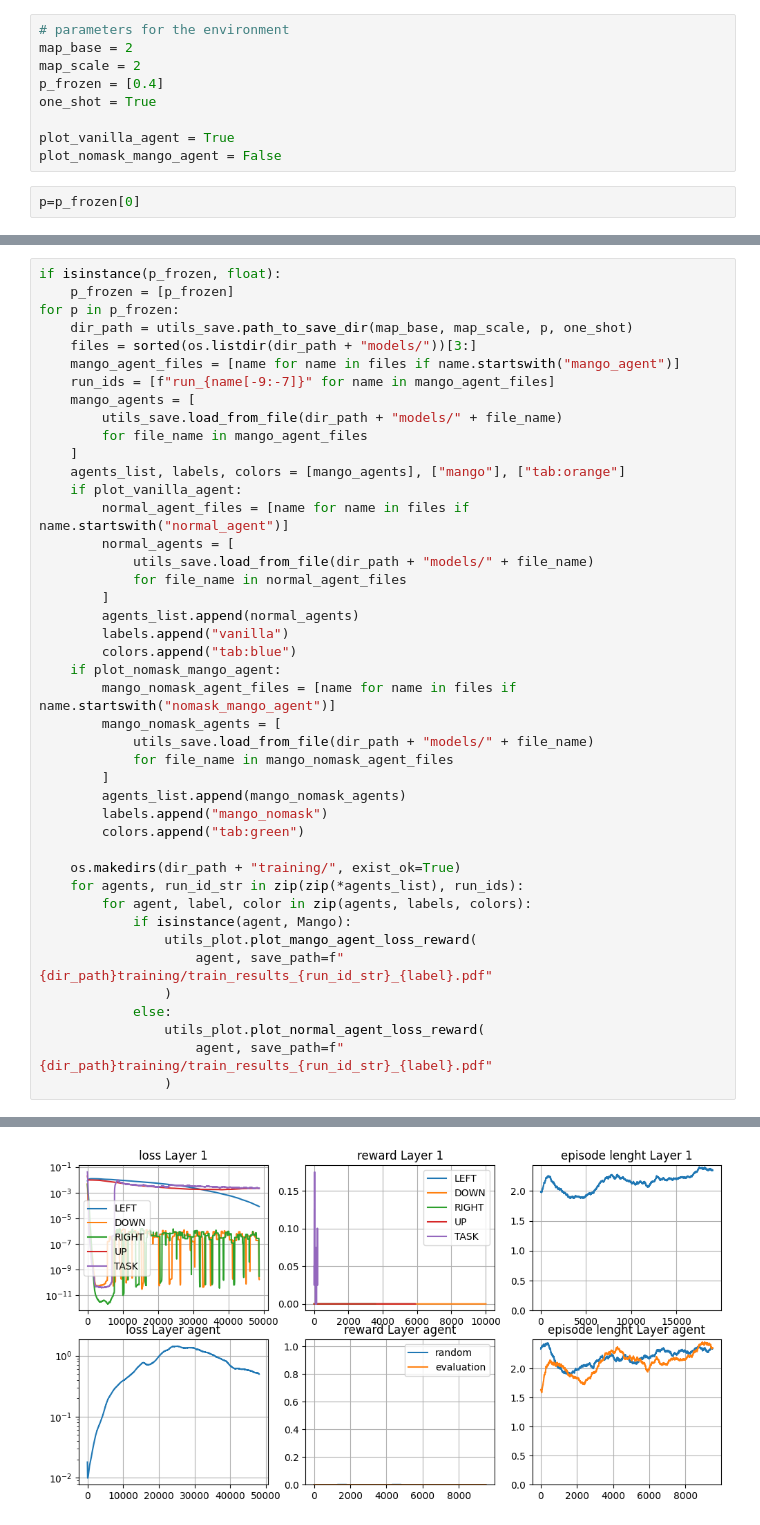
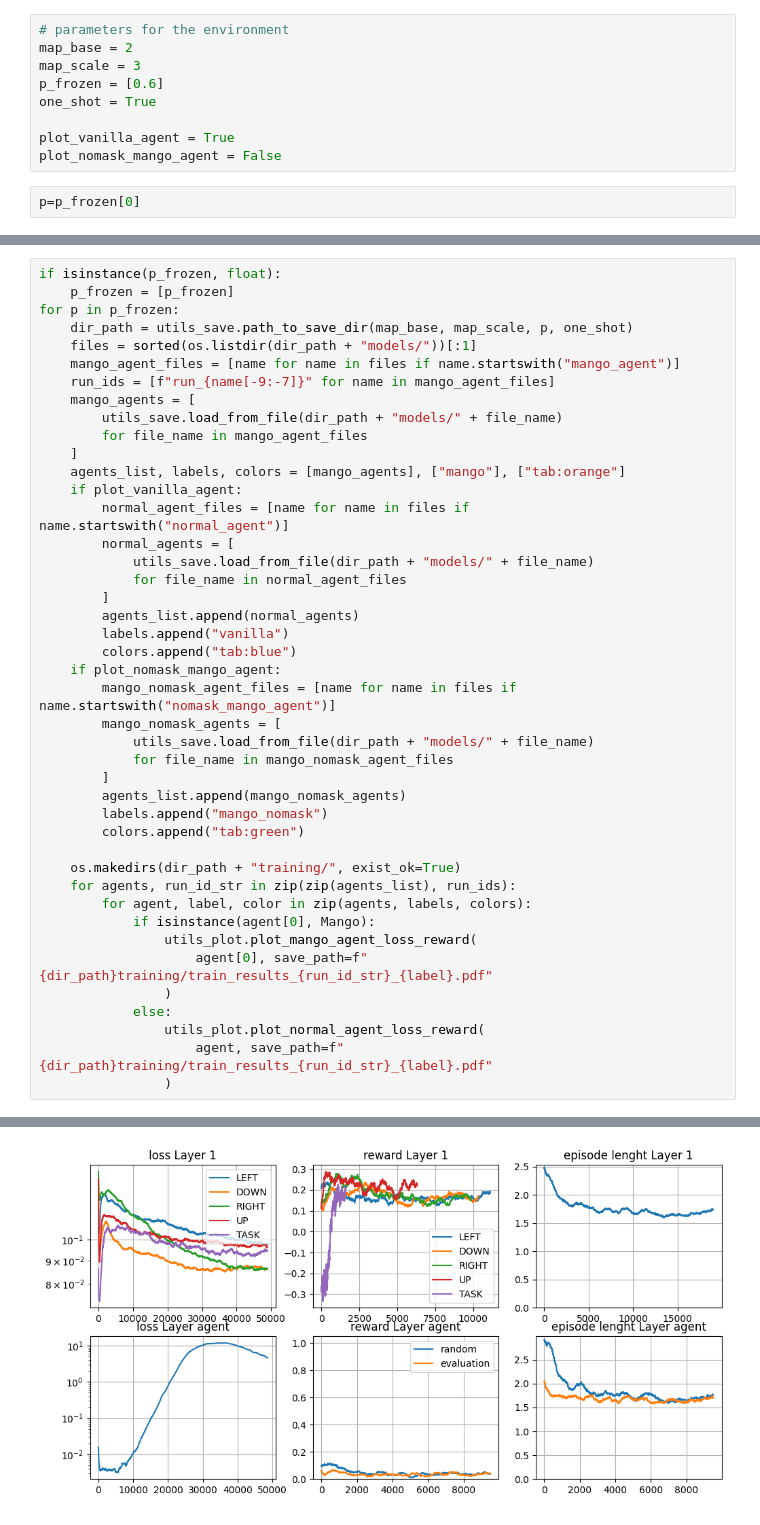
Before and after one commit to davidesartor/MANGO-lite, a Jupyter notebook: frozen_lake_tests/visualizations training.ipynb, the cells around one changed output, grey strips where cells are left out. Saved outputs shown, nothing was run; the diff lists cells and outputs as text.

```diff
--- a/frozen_lake_tests/visualizations training.ipynb
+++ b/frozen_lake_tests/visualizations training.ipynb
@@ -13,8 +13,8 @@ Experiment Parameters
 # %%
 # parameters for the environment
 map_base = 2
-map_scale = 2
-p_frozen = [0.4]
+map_scale = 3
+p_frozen = [0.6]
 one_shot = True
 
 plot_vanilla_agent = True
@@ -31,7 +31,7 @@ if isinstance(p_frozen, float):
     p_frozen = [p_frozen]
 for p in p_frozen:
     dir_path = utils_save.path_to_save_dir(map_base, map_scale, p, one_shot)
-    files = sorted(os.listdir(dir_path + "models/"))[3:]
+    files = sorted(os.listdir(dir_path + "models/"))[:1]
     mango_agent_files = [name for name in files if name.startswith("mango_agent")]
     run_ids = [f"run_{name[-9:-7]}" for name in mango_agent_files]
     mango_agents = [
@@ -59,11 +59,11 @@ for p in p_frozen:
         colors.append("tab:green")
 
     os.makedirs(dir_path + "training/", exist_ok=True)
-    for agents, run_id_str in zip(zip(*agents_list), run_ids):
+    for agents, run_id_str in zip(zip(agents_list), run_ids):
         for agent, label, color in zip(agents, labels, colors):
-            if isinstance(agent, Mango):
+            if isinstance(agent[0], Mango):
                 utils_plot.plot_mango_agent_loss_reward(
-                    agent, save_path=f"{dir_path}training/train_results_{run_id_str}_{label}.pdf"
+                    agent[0], save_path=f"{dir_path}training/train_results_{run_id_str}_{label}.pdf"
                 )
             else:
                 utils_plot.plot_normal_agent_loss_reward(
@@ -73 +77 @@ for p in p_frozen:
-[figure, old version]
+[figure, new version]
```
Also changed, not shown: parts of 4 cells of this notebook, 12 other files.
